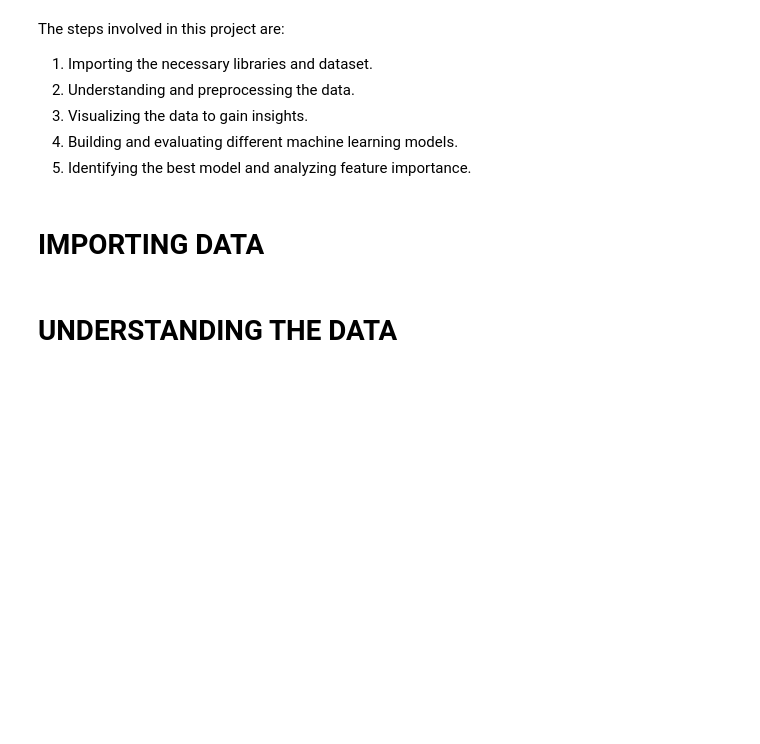
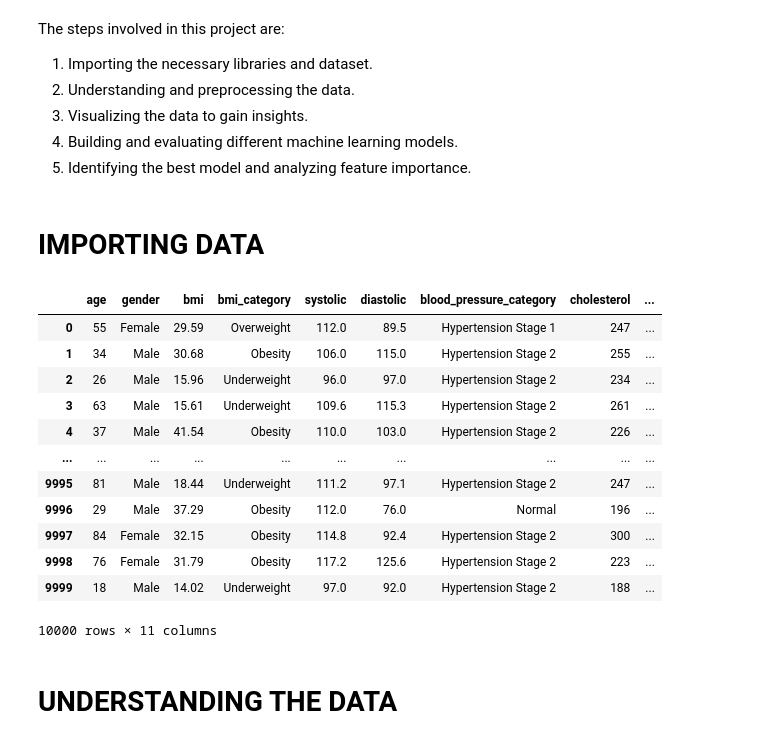
Before and after one commit to jestin84/DIABETIES-RISK-PREDICTION, a Jupyter notebook: Project on diabetes Prediction .ipynb, the cells around one changed output. Cells and saved outputs as stored; diff of their text form; code cells hidden in the pictures; blank space fills up the shorter version.

```diff
--- a/Project on diabetes Prediction .ipynb
+++ b/Project on diabetes Prediction .ipynb
@@ -27,6 +27,21 @@ from sklearn.metrics import accuracy_score, classification_report
 # IMPORTING DATA
 # %%
 df = pd.read_csv('D:\\DSML\\project\\diabetes_data.csv')
+df
+# %% [output]
+|  | age | gender | bmi | bmi_category | systolic | diastolic | blood_pressure_category | cholesterol | ... |
+| 0 | 55 | Female | 29.59 | Overweight | 112.0 | 89.5 | Hypertension Stage 1 | 247 | ... |
+| 1 | 34 | Male | 30.68 | Obesity | 106.0 | 115.0 | Hypertension Stage 2 | 255 | ... |
+| 2 | 26 | Male | 15.96 | Underweight | 96.0 | 97.0 | Hypertension Stage 2 | 234 | ... |
+| 3 | 63 | Male | 15.61 | Underweight | 109.6 | 115.3 | Hypertension Stage 2 | 261 | ... |
+| 4 | 37 | Male | 41.54 | Obesity | 110.0 | 103.0 | Hypertension Stage 2 | 226 | ... |
+| ... | ... | ... | ... | ... | ... | ... | ... | ... | ... |
+| 9995 | 81 | Male | 18.44 | Underweight | 111.2 | 97.1 | Hypertension Stage 2 | 247 | ... |
+| 9996 | 29 | Male | 37.29 | Obesity | 112.0 | 76.0 | Normal | 196 | ... |
+| 9997 | 84 | Female | 32.15 | Obesity | 114.8 | 92.4 | Hypertension Stage 2 | 300 | ... |
+| 9998 | 76 | Female | 31.79 | Obesity | 117.2 | 125.6 | Hypertension Stage 2 | 223 | ... |
+| 9999 | 18 | Male | 14.02 | Underweight | 97.0 | 92.0 | Hypertension Stage 2 | 188 | ... |
+10000 rows × 11 columns
 # %% [markdown]
 # UNDERSTANDING THE DATA
 # %%
```
Also changed, not shown: parts of 24 cells of this notebook.
